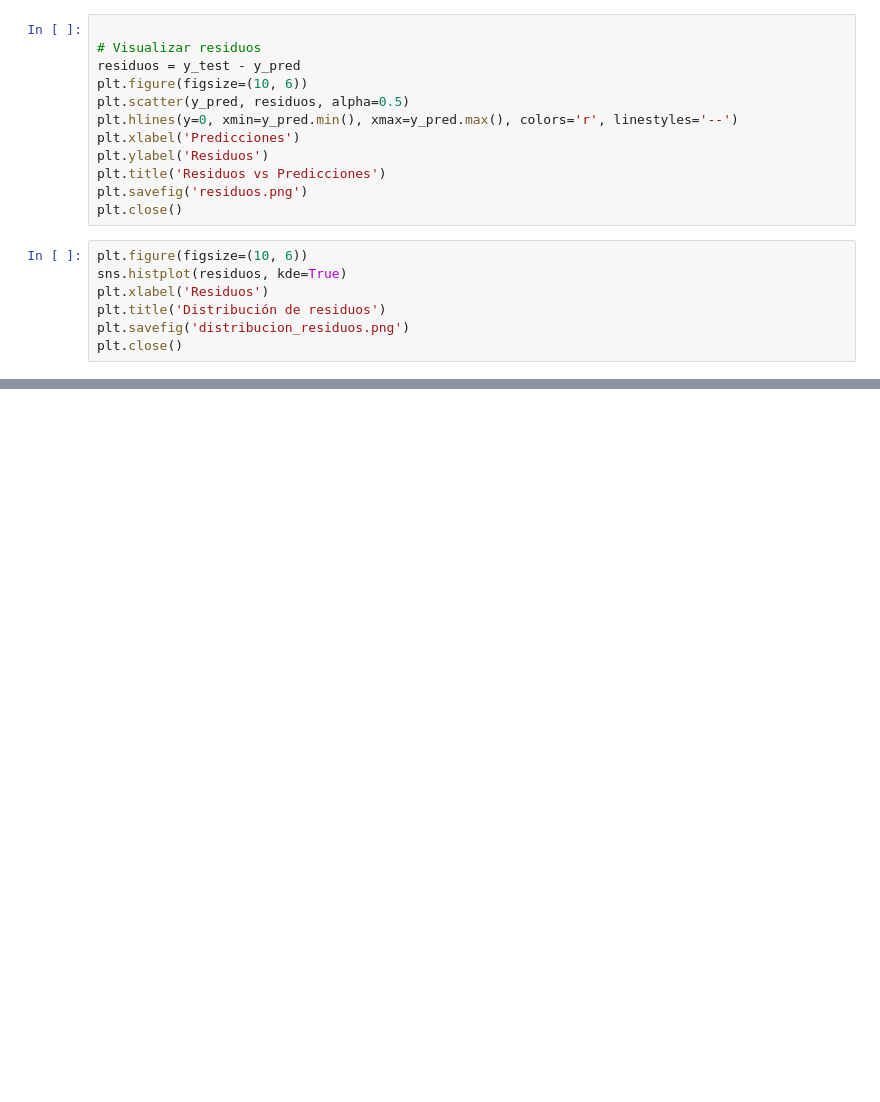
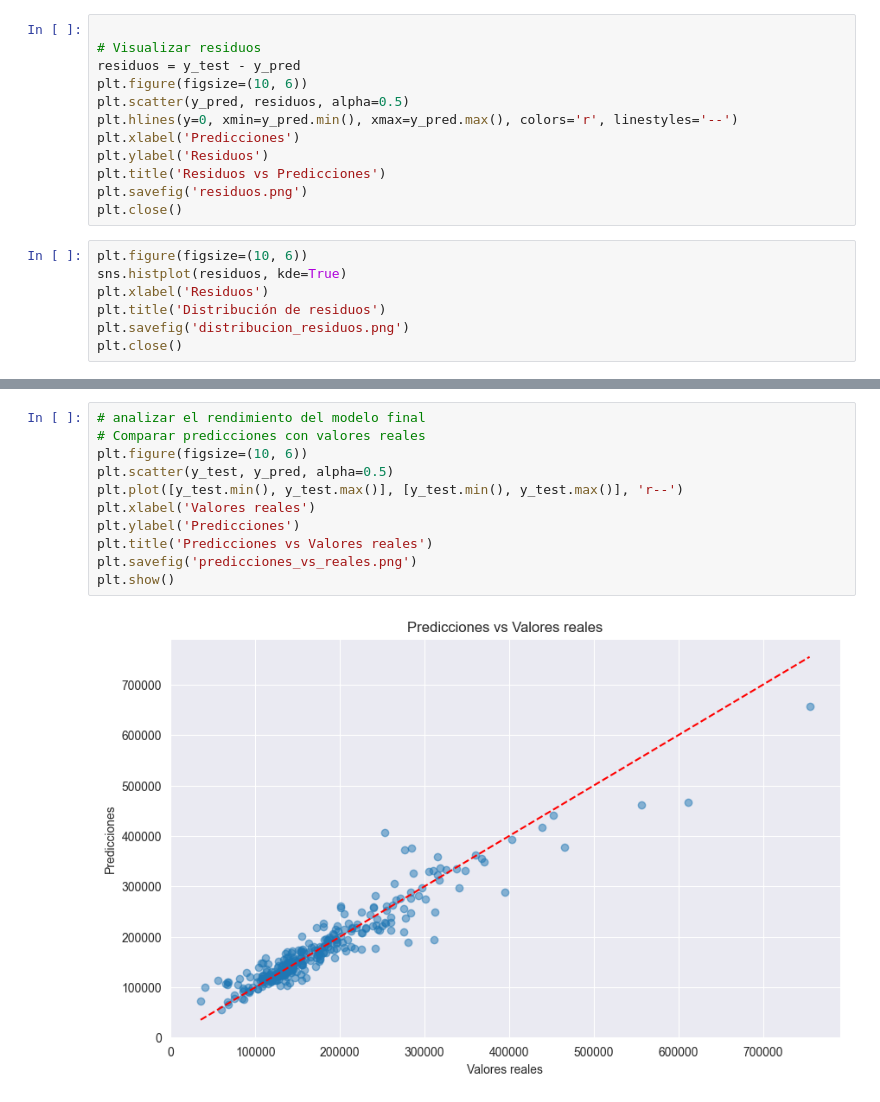
Before and after one commit to BryamDigar/AnaliticaParcial2, a Jupyter notebook: modelo-regresion-lineal.ipynb, the cells around one changed output, grey strips where cells are left out. Drawn from its saved outputs; the diff is of its cells as text; blank space fills up the shorter version.

Commit message:
Update images for data visualization

```diff
--- a/modelo-regresion-lineal.ipynb
+++ b/modelo-regresion-lineal.ipynb
@@ -204,3 +236,16 @@ except Exception as e:
     print("Nota: Para generar predicciones, asegúrate de que los datos de prueba estén preprocesados correctamente.")
 # %% [output]
 Archivo de envío creado como 'submission.csv'
+# %%
+# analizar el rendimiento del modelo final
+# Comparar predicciones con valores reales
+plt.figure(figsize=(10, 6))
+plt.scatter(y_test, y_pred, alpha=0.5)
+plt.plot([y_test.min(), y_test.max()], [y_test.min(), y_test.max()], 'r--')
+plt.xlabel('Valores reales')
+plt.ylabel('Predicciones')
+plt.title('Predicciones vs Valores reales')
+plt.savefig('predicciones_vs_reales.png')
+plt.show()
+# %% [output]
+[figure, added]
```
Also changed, not shown: parts of 6 cells of this notebook, 6 other files.
